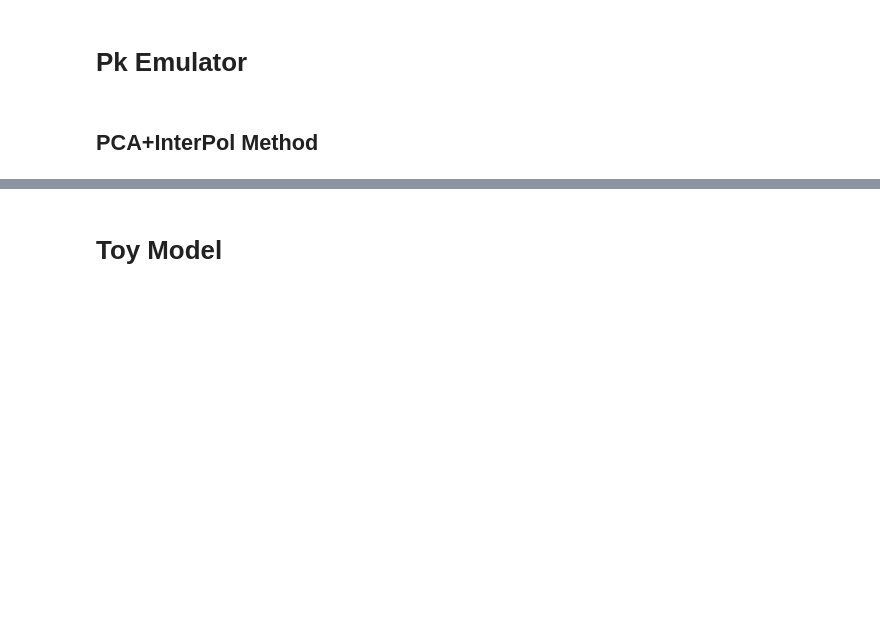
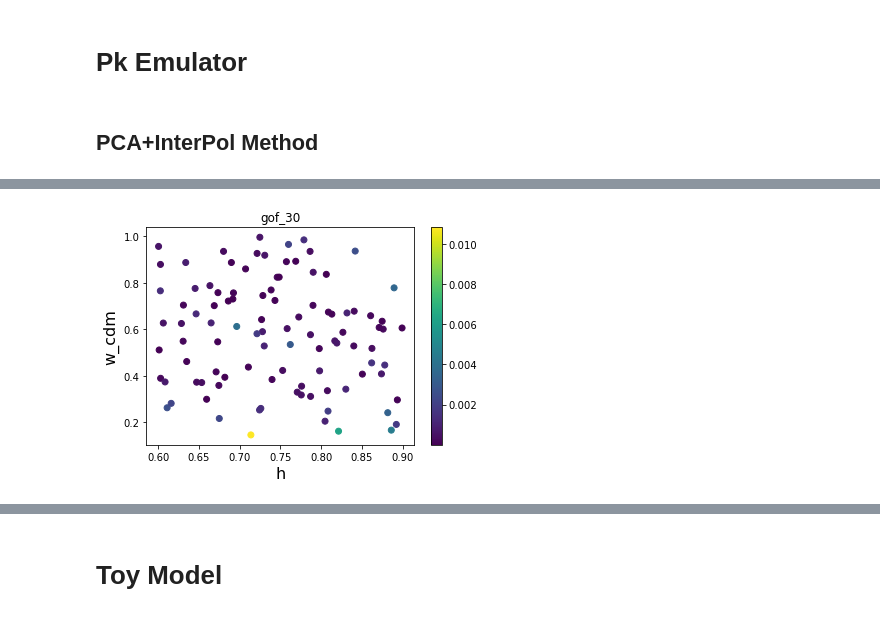
Before and after one commit to JaimeRZP/Pk_Emulator, a Jupyter notebook: PC_InterPol.ipynb, the cells around one changed output, grey strips where cells are left out. Drawn from its saved outputs; the diff is of its cells as text; code cells hidden in the pictures; blank space fills up the shorter version.

```diff
--- a/PC_InterPol.ipynb
+++ b/PC_InterPol.ipynb
@@ -236,0 +199,9 @@ plt.show()
+# %%
+plt.scatter(h_smp, wc_smp, c = gof_30)
+plt.title('gof_30')
+plt.xlabel('h', fontsize=16)
+plt.ylabel('w_cdm', fontsize=16)
+plt.colorbar()
+plt.show()
+# %% [output]
+[figure, added]
```
Also changed, not shown: parts of 26 cells of this notebook.
